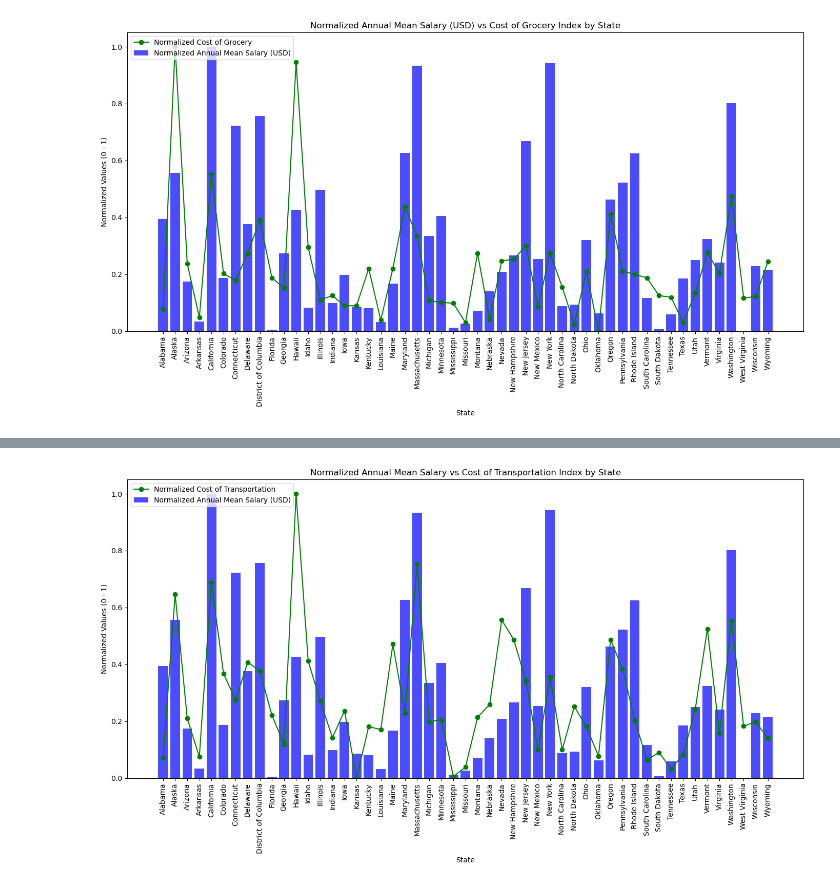
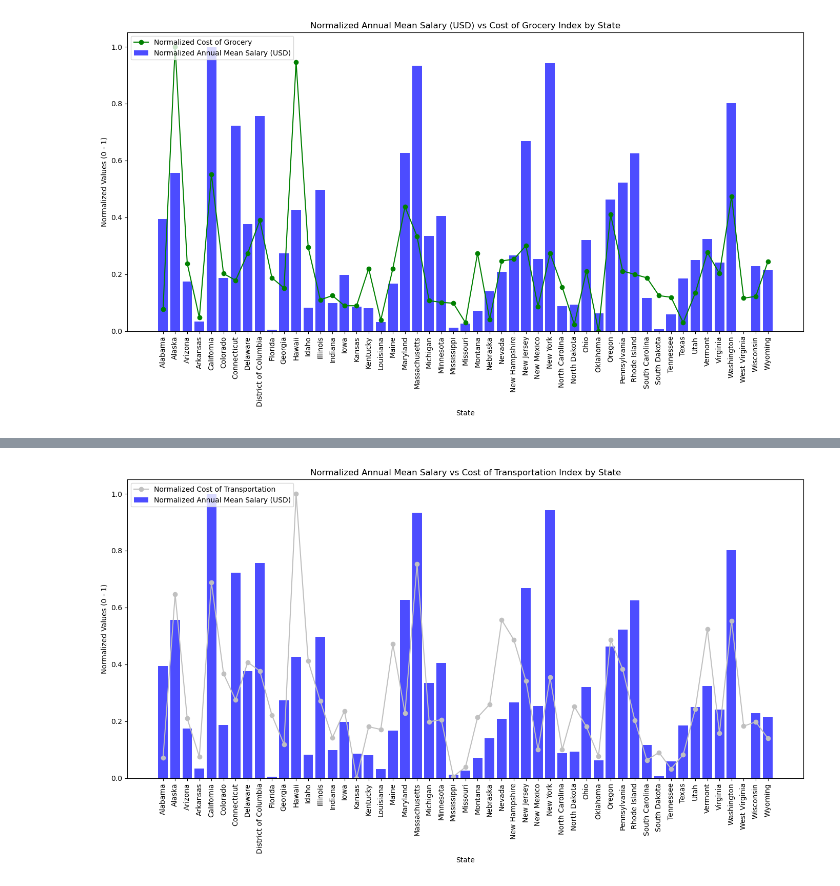
Before and after one commit to Fratu223/Teacher_Salary_Analysis, a Jupyter notebook: Notebooks/Visuals.ipynb, the cells around one changed output, grey strips where cells are left out. Saved outputs shown, nothing was run; the diff lists cells and outputs as text; code cells hidden in the pictures.

```diff
--- a/Notebooks/Visuals.ipynb
+++ b/Notebooks/Visuals.ipynb
@@ -134,19 +134,19 @@ plt.show()
 # %%
 # Plotting the normalized teacher annual mean salary in USD vs the cost of transportation index by state for each every state + District of Columbia
 
 df_combined['NormalizedCostOfLivingTransportation'] = (df_combined['CostOfLivingIndexTransportationCostsIndex'] - df_combined['CostOfLivingIndexTransportationCostsIndex'].min()) / (df_combined['CostOfLivingIndexTransportationCostsIndex'].max() - df_combined['CostOfLivingIndexTransportationCostsIndex'].min())
 
 plt.figure(figsize=(14, 8))
 plt.bar(df_combined['state'], df_combined['NormalizedTeacherPay'], color='blue', alpha=0.7, label='Normalized Annual Mean Salary (USD)')
-plt.plot(df_combined['state'], df_combined['NormalizedCostOfLivingTransportation'], color='green', marker='o', label='Normalized Cost of Transportation')
+plt.plot(df_combined['state'], df_combined['NormalizedCostOfLivingTransportation'], color='silver', marker='o', label='Normalized Cost of Transportation')
 
 plt.xticks(rotation=90)
 plt.xlabel('State')
 plt.ylabel('Normalized Values (0 - 1)')
 plt.title('Normalized Annual Mean Salary vs Cost of Transportation Index by State')
 
 plt.legend(loc='upper left')
 plt.tight_layout()
 plt.show()
 # %% [output]
-[figure, old version]
+[figure, new version]
```
Also changed, not shown: parts of 4 cells of this notebook.
